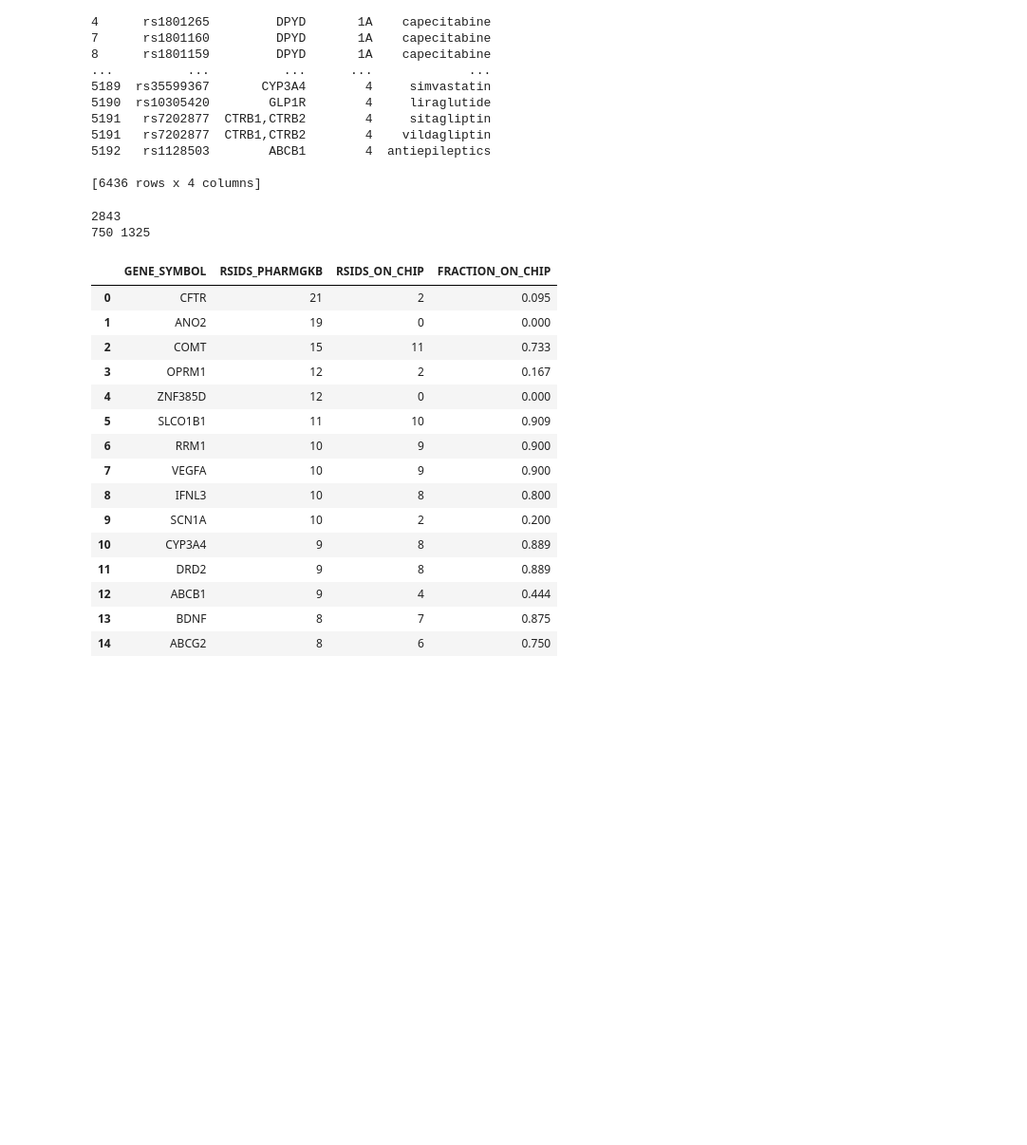
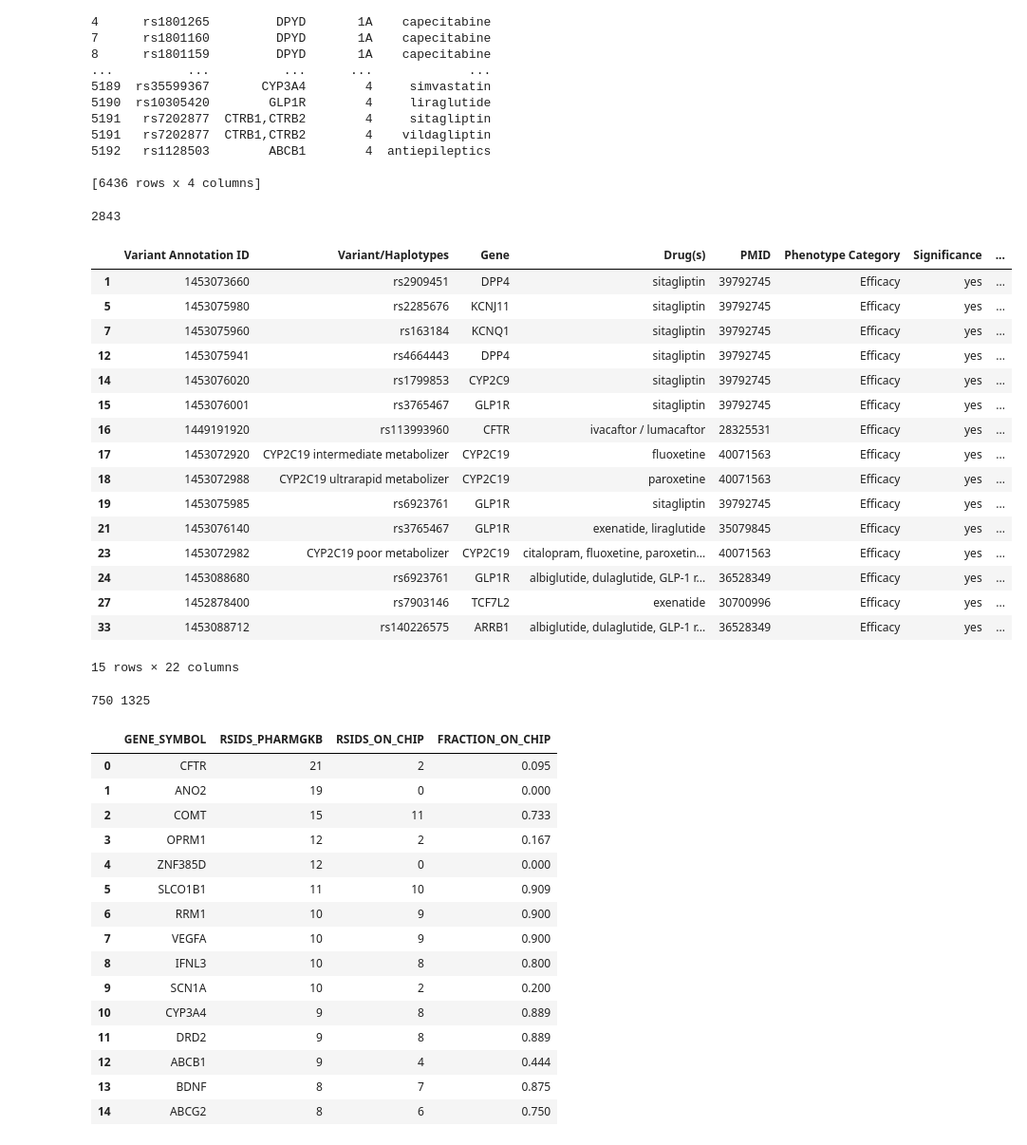
Before and after one commit to davissineath/BIOINF_575_Final, a Jupyter notebook: project_testing.ipynb, the cells around one changed output. Shown at 95% size. Cells and saved outputs as stored; diff of their text form; code cells hidden in the pictures; blank space fills up the shorter version.

```diff
--- a/project_testing.ipynb
+++ b/project_testing.ipynb
@@ -151,33 +151,51 @@ print(test_clinvar)
 # %%
 import csv
 from Team7_Project1 import filter_associations, coverage_per_gene, plot_coverage
 
 pgx = pd.read_csv('data/var_drug_ann.tsv', sep='\t', quoting=csv.QUOTE_NONE)
 eff = filter_associations(pgx)
 print(len(eff))          # expect 2843
+display(eff.head(15))
 
 cov = coverage_per_gene(eff, chip)
 print(cov.RSIDS_ON_CHIP.sum(), cov.RSIDS_PHARMGKB.sum())   # expect 750 1325
 display(cov.head(15))
 
 plot_coverage(cov, 'project1_coverage.png')
 cov.to_csv('23andme_PharmGKB_coverage.tsv', sep='\t', index=False)
 # %% [output]
 2843
-750 1325
-|  | GENE_SYMBOL | RSIDS_PHARMGKB | RSIDS_ON_CHIP | FRACTION_ON_CHIP |
-| 0 | CFTR | 21 | 2 | 0.095 |
-| 1 | ANO2 | 19 | 0 | 0.000 |
-| 2 | COMT | 15 | 11 | 0.733 |
-| 3 | OPRM1 | 12 | 2 | 0.167 |
-| 4 | ZNF385D | 12 | 0 | 0.000 |
-| 5 | SLCO1B1 | 11 | 10 | 0.909 |
-| 6 | RRM1 | 10 | 9 | 0.900 |
-| 7 | VEGFA | 10 | 9 | 0.900 |
-| 8 | IFNL3 | 10 | 8 | 0.800 |
-| 9 | SCN1A | 10 | 2 | 0.200 |
-| 10 | CYP3A4 | 9 | 8 | 0.889 |
-| 11 | DRD2 | 9 | 8 | 0.889 |
-| 12 | ABCB1 | 9 | 4 | 0.444 |
-| 13 | BDNF | 8 | 7 | 0.875 |
-| 14 | ABCG2 | 8 | 6 | 0.750 |
+|  | Variant Annotation ID | Variant/Haplotypes | Gene | Drug(s) | PMID | Phenotype Category | Significance | ... |
+| 1 | 1453073660 | rs2909451 | DPP4 | sitagliptin | 39792745 | Efficacy | yes | ... |
+| 5 | 1453075980 | rs2285676 | KCNJ11 | sitagliptin | 39792745 | Efficacy | yes | ... |
+| 7 | 1453075960 | rs163184 | KCNQ1 | sitagliptin | 39792745 | Efficacy | yes | ... |
+| 12 | 1453075941 | rs4664443 | DPP4 | sitagliptin | 39792745 | Efficacy | yes | ... |
+| 14 | 1453076020 | rs1799853 | CYP2C9 | sitagliptin | 39792745 | Efficacy | yes | ... |
+| 15 | 1453076001 | rs3765467 | GLP1R | sitagliptin | 39792745 | Efficacy | yes | ... |
+| 16 | 1449191920 | rs113993960 | CFTR | ivacaftor / lumacaftor | 28325531 | Efficacy | yes | ... |
+| 17 | 1453072920 | CYP2C19 intermediate metabolizer | CYP2C19 | fluoxetine | 40071563 | Efficacy | yes | ... |
+| 18 | 1453072988 | CYP2C19 ultrarapid metabolizer | CYP2C19 | paroxetine | 40071563 | Efficacy | yes | ... |
+| 19 | 1453075985 | rs6923761 | GLP1R | sitagliptin | 39792745 | Efficacy | yes | ... |
+| 21 | 1453076140 | rs3765467 | GLP1R | exenatide, liraglutide | 35079845 | Efficacy | yes | ... |
+| 23 | 1453072982 | CYP2C19 poor metabolizer | CYP2C19 | citalopram, fluoxetine, paroxetin... | 40071563 | Efficacy | yes | ... |
+| 24 | 1453088680 | rs6923761 | GLP1R | albiglutide, dulaglutide, GLP-1 r... | 36528349 | Efficacy | yes | ... |
+| 27 | 1452878400 | rs7903146 | TCF7L2 | exenatide | 30700996 | Efficacy | yes | ... |
+| 33 | 1453088712 | rs140226575 | ARRB1 | albiglutide, dulaglutide, GLP-1 r... | 36528349 | Efficacy | yes | ... |
+15 rows × 22 columns
+750 1325
+|  | GENE_SYMBOL | RSIDS_PHARMGKB | RSIDS_ON_CHIP | FRACTION_ON_CHIP |
+| 0 | CFTR | 21 | 2 | 0.095 |
+| 1 | ANO2 | 19 | 0 | 0.000 |
+| 2 | COMT | 15 | 11 | 0.733 |
+| 3 | OPRM1 | 12 | 2 | 0.167 |
+| 4 | ZNF385D | 12 | 0 | 0.000 |
+| 5 | SLCO1B1 | 11 | 10 | 0.909 |
+| 6 | RRM1 | 10 | 9 | 0.900 |
+| 7 | VEGFA | 10 | 9 | 0.900 |
+| 8 | IFNL3 | 10 | 8 | 0.800 |
+| 9 | SCN1A | 10 | 2 | 0.200 |
+| 10 | CYP3A4 | 9 | 8 | 0.889 |
+| 11 | DRD2 | 9 | 8 | 0.889 |
+| 12 | ABCB1 | 9 | 4 | 0.444 |
+| 13 | BDNF | 8 | 7 | 0.875 |
+| 14 | ABCG2 | 8 | 6 | 0.750 |
```
Also changed, not shown: parts of 5 cells of this notebook, 3 other files.
